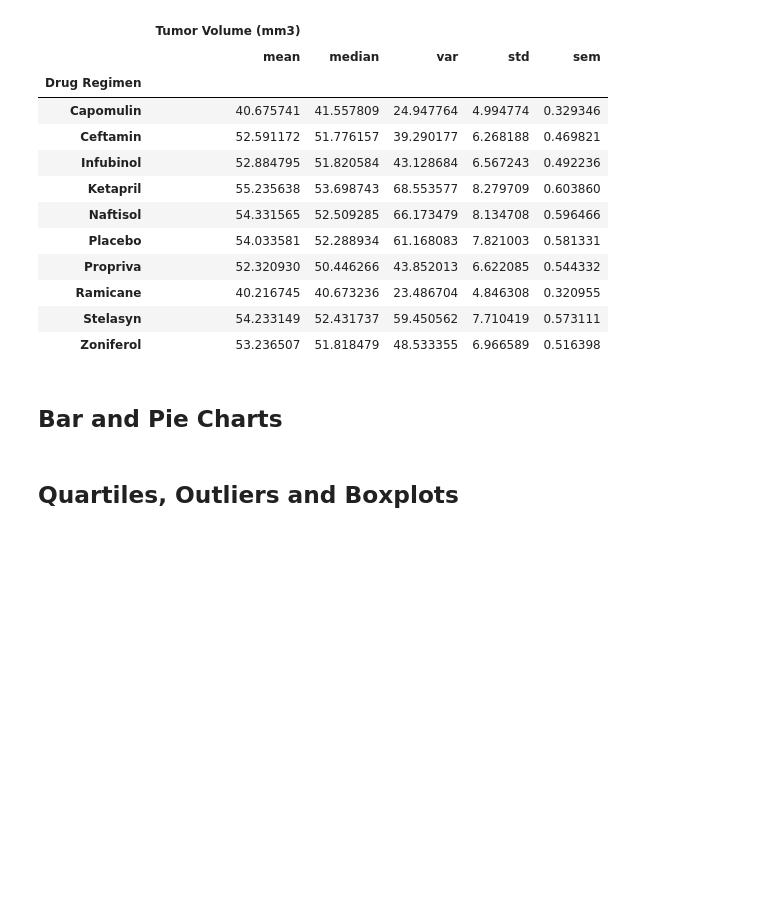
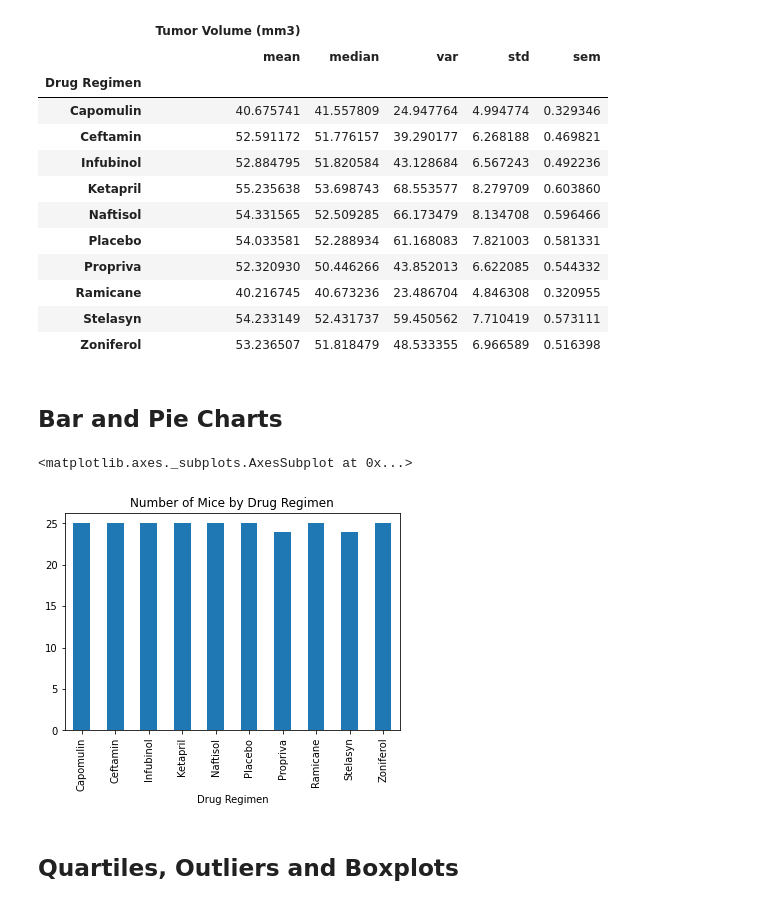
Before and after one commit to JoeKell/PharmaceuticalDataPlots, a Jupyter notebook: Pymaceuticals/pymaceuticals_final.ipynb, the cells around one changed output. Drawn from its saved outputs; the diff is of its cells as text; code cells hidden in the pictures; blank space fills up the shorter version.

Commit message:
First Bar graph done.

```diff
--- a/Pymaceuticals/pymaceuticals_final.ipynb
+++ b/Pymaceuticals/pymaceuticals_final.ipynb
@@ -76,6 +76,7 @@ combined.loc[combined["Mouse ID"]=="g989",:]
 # Create a clean DataFrame by dropping the duplicate mouse by its ID.
 print("We started with",combined["Mouse ID"].count(),"mice.\n")
 combined_clean=combined[combined["Mouse ID"] != 'g989']
+mouse_metadata_clean=mouse_metadata[mouse_metadata["Mouse ID"] != 'g989']
 # Checking the number of mice in the clean DataFrame.
 print("We now have",combined_clean["Mouse ID"].count(),"mice.")
 # %% [output]
@@ -131,6 +133,11 @@ combined_clean[["Drug Regimen","Tumor Volume (mm3)"]].groupby(["Drug Regimen"]).
 ## Bar and Pie Charts
 # %%
 # Generate a bar plot showing the total number of unique mice tested on each drug regimen using pandas.
+
+mouse_metadata_clean.groupby(["Drug Regimen"])["Mouse ID"].count().reset_index(name="Count of Mouse ID").plot.bar(x="Drug Regimen",y="Count of Mouse ID",legend=False,title="Number of Mice by Drug Regimen")
+# %% [output]
+<matplotlib.axes._subplots.AxesSubplot at 0x...>
+[figure, added]
 # %%
 # Generate a bar plot showing the total number of unique mice tested on each drug regimen using pyplot.
 # %%
```
Also changed, not shown: parts of 1 cell of this notebook.
